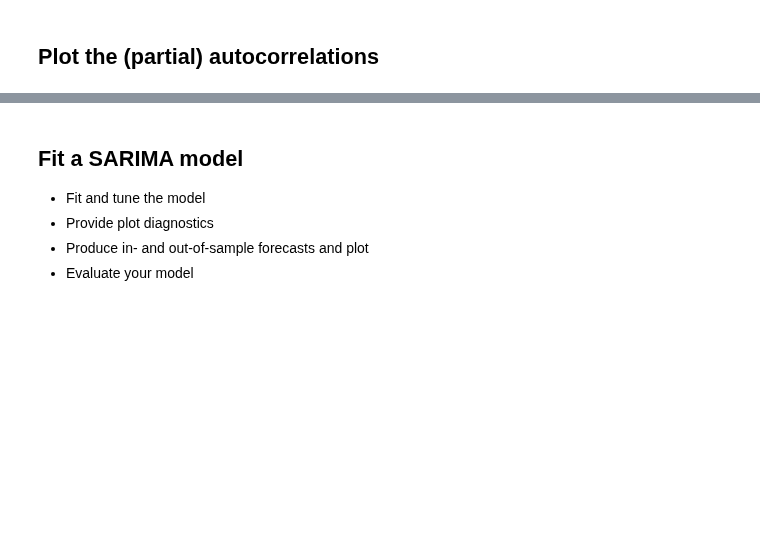
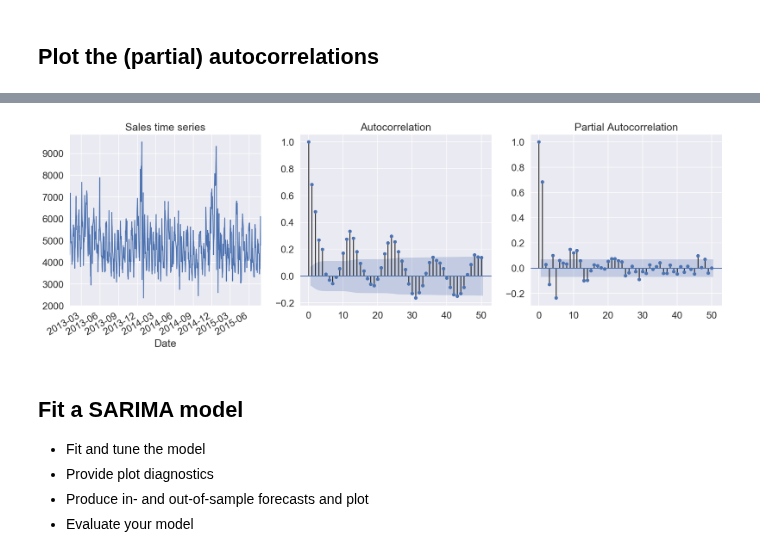
Before and after one commit to a3o1m2/DSI11-lessons, a Jupyter notebook: week09/day5_sarima_models/sarima-lab/sarima-rossmann-lab-starter-code.ipynb, the cells around one changed output, grey strips where cells are left out. Drawn from its saved outputs; the diff is of its cells as text; code cells hidden in the pictures; blank space fills up the shorter version.

```diff
--- a/week09/day5_sarima_models/sarima-lab/sarima-rossmann-lab-starter-code.ipynb
+++ b/week09/day5_sarima_models/sarima-lab/sarima-rossmann-lab-starter-code.ipynb
@@ -78,3 +92,14 @@ def test_stationarity(timeseries,maxlag=None,regression='c',autolag='AIC'):
+# %%
+fig, ax = plt.subplots(ncols=3, figsize=(20, 6))
+df['Sales'].plot(ax=ax[0], title='Sales time series')
+plot_acf(df['Sales'], lags=50, ax=ax[1]) # lags here just extends the x-axis to display
+plot_pacf(df['Sales'], lags=50, ax=ax[2])
+plt.show()
+
+# we can see clearly from the autocorrelation plots the periodicity, these plots tend to be more helpful for
+# confirming the frequency of periodicity than the above seasonal decomposition plots
+# %% [output]
+[figure, added]
 # %% [markdown]
 ## Fit a SARIMA model
 
```
Also changed, not shown: parts of 16 cells of this notebook, 3 other files.
